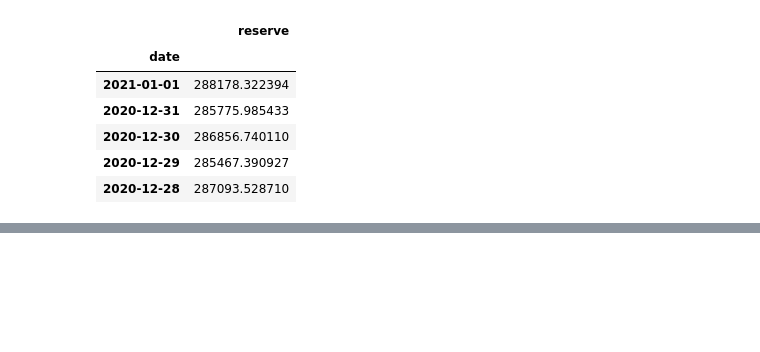
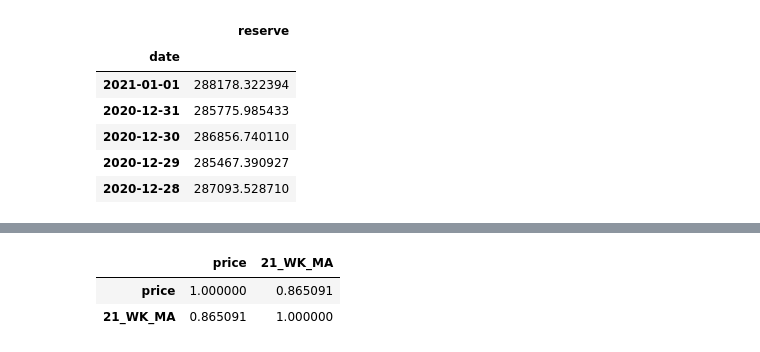
Before and after one commit to nospmah/fintech.group_project, a Jupyter notebook: notebooks/abdull_working.ipynb, the cells around one changed output, grey strips where cells are left out. Cells and saved outputs as stored; diff of their text form; code cells hidden in the pictures; blank space fills up the shorter version.

```diff
--- a/notebooks/abdull_working.ipynb
+++ b/notebooks/abdull_working.ipynb
@@ -131,0 +162,6 @@ test_df.head()
+# %%
+moving_average.corr()
+# %% [output]
+|  | price | 21_WK_MA |
+| price | 1.000000 | 0.865091 |
+| 21_WK_MA | 0.865091 | 1.000000 |
```
Also changed, not shown: parts of 6 cells of this notebook, 1 other file.
